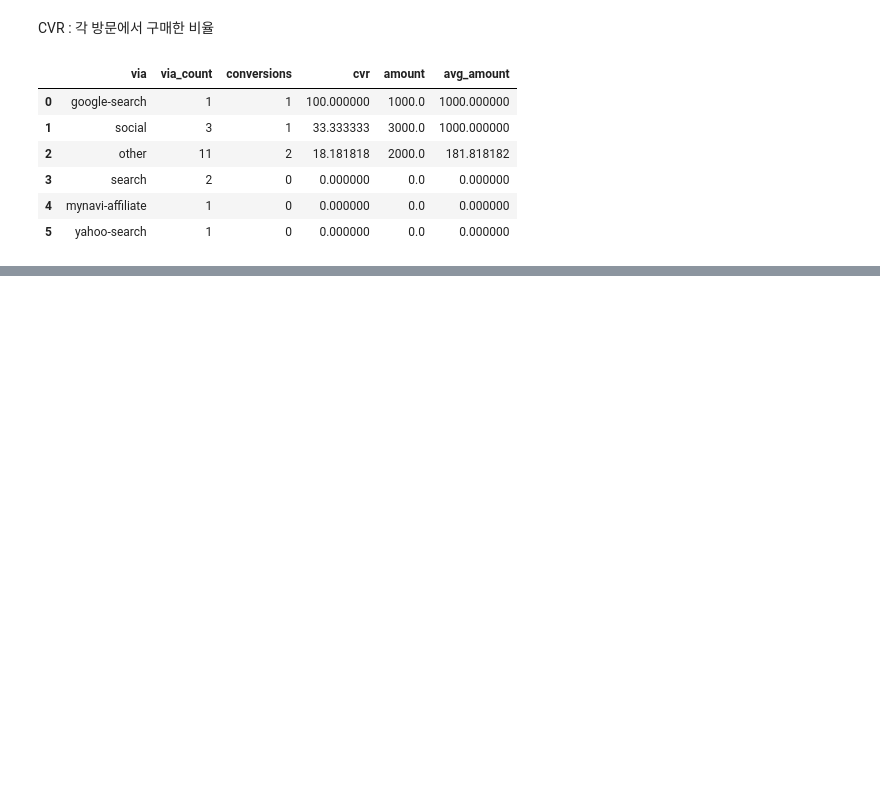
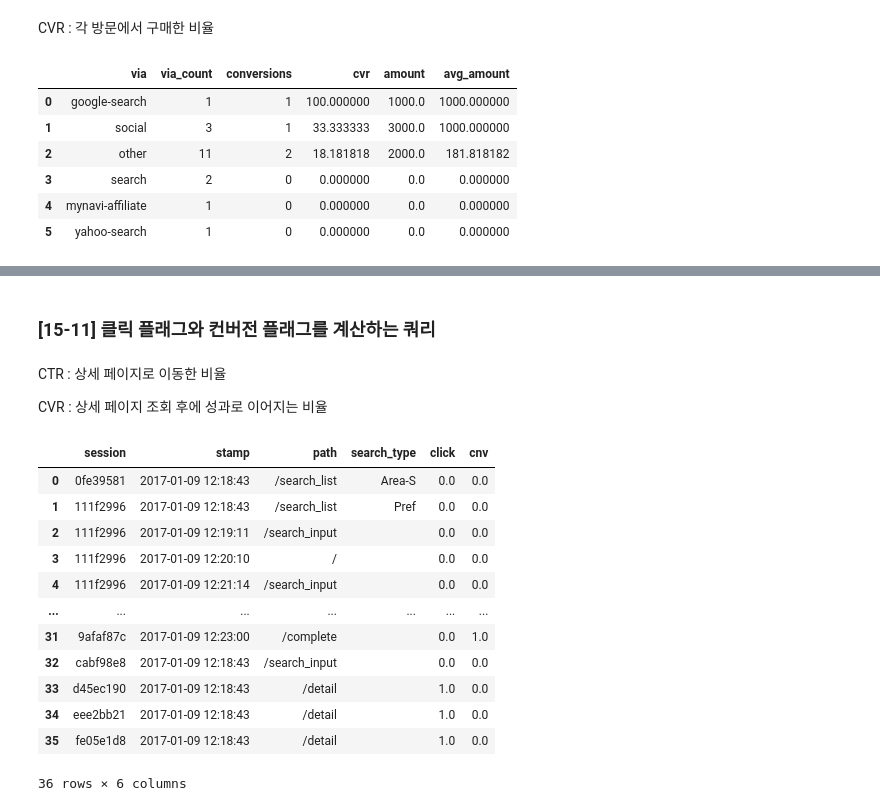
Before and after one commit to mittwoch09/Today-I-Learned, a Jupyter notebook: DataAnalysis/data_extraction_to_understand_behavior_on_website.ipynb, the cells around one changed output, grey strips where cells are left out. Saved outputs shown, nothing was run; the diff lists cells and outputs as text; code cells hidden in the pictures; blank space fills up the shorter version.

```diff
--- a/DataAnalysis/data_extraction_to_understand_behavior_on_website.ipynb
+++ b/DataAnalysis/data_extraction_to_understand_behavior_on_website.ipynb
@@ -605,0 +1082,57 @@ select(query_153)
+# %% [markdown]
+### [15-11] 클릭 플래그와 컨버전 플래그를 계산하는 쿼리
+# %% [markdown]
+CTR : 상세 페이지로 이동한 비율
+
+CVR : 상세 페이지 조회 후에 성과로 이어지는 비율
+# %%
+query_1511 = """
+        WITH
+        activity_log_with_session_click_conversion_flag AS (
+           SELECT
+              session
+            , stamp
+            , path
+            , search_type
+              -- 상세 페이지 이전 접근에 플래그 추가하기
+            , SIGN(SUM(CASE WHEN path = '/detail' THEN 1 ELSE 0 END)
+               OVER(PARTITION BY session ORDER BY stamp DESC
+                ROWS BETWEEN UNBOUNDED PRECEDING AND CURRENT ROW))
+              AS has_session_click
+              -- 성과를 발생시키는 페이지 이전 접근에 플래그 추가하기
+            , SIGN(SUM(CASE WHEN path = '/complete' THEN 1 ELSE 0 END)
+               OVER(PARTITION BY session ORDER BY stamp DESC
+                ROWS BETWEEN UNBOUNDED PRECEDING AND CURRENT ROW))
+              AS has_session_conversion
+           FROM
+              activity_log
+        )
+        SELECT
+           session
+         , stamp
+         , path
+         , search_type
+         , has_session_click AS click
+         , has_session_conversion AS cnv
+        FROM
+           activity_log_with_session_click_conversion_flag
+        ORDER BY
+           session, stamp
+        ;
+        """
+
+select(query_1511)
+# %% [output]
+|  | session | stamp | path | search_type | click | cnv |
+| 0 | 0fe39581 | 2017-01-09 12:18:43 | /search_list | Area-S | 0.0 | 0.0 |
+| 1 | 111f2996 | 2017-01-09 12:18:43 | /search_list | Pref | 0.0 | 0.0 |
+| 2 | 111f2996 | 2017-01-09 12:19:11 | /search_input |  | 0.0 | 0.0 |
+| 3 | 111f2996 | 2017-01-09 12:20:10 | / |  | 0.0 | 0.0 |
+| 4 | 111f2996 | 2017-01-09 12:21:14 | /search_input |  | 0.0 | 0.0 |
+| ... | ... | ... | ... | ... | ... | ... |
+| 31 | 9afaf87c | 2017-01-09 12:23:00 | /complete |  | 0.0 | 1.0 |
+| 32 | cabf98e8 | 2017-01-09 12:18:43 | /search_input |  | 0.0 | 0.0 |
+| 33 | d45ec190 | 2017-01-09 12:18:43 | /detail |  | 1.0 | 0.0 |
+| 34 | eee2bb21 | 2017-01-09 12:18:43 | /detail |  | 1.0 | 0.0 |
+| 35 | fe05e1d8 | 2017-01-09 12:18:43 | /detail |  | 1.0 | 0.0 |
+36 rows × 6 columns
```
Also changed, not shown: parts of 42 cells of this notebook.
